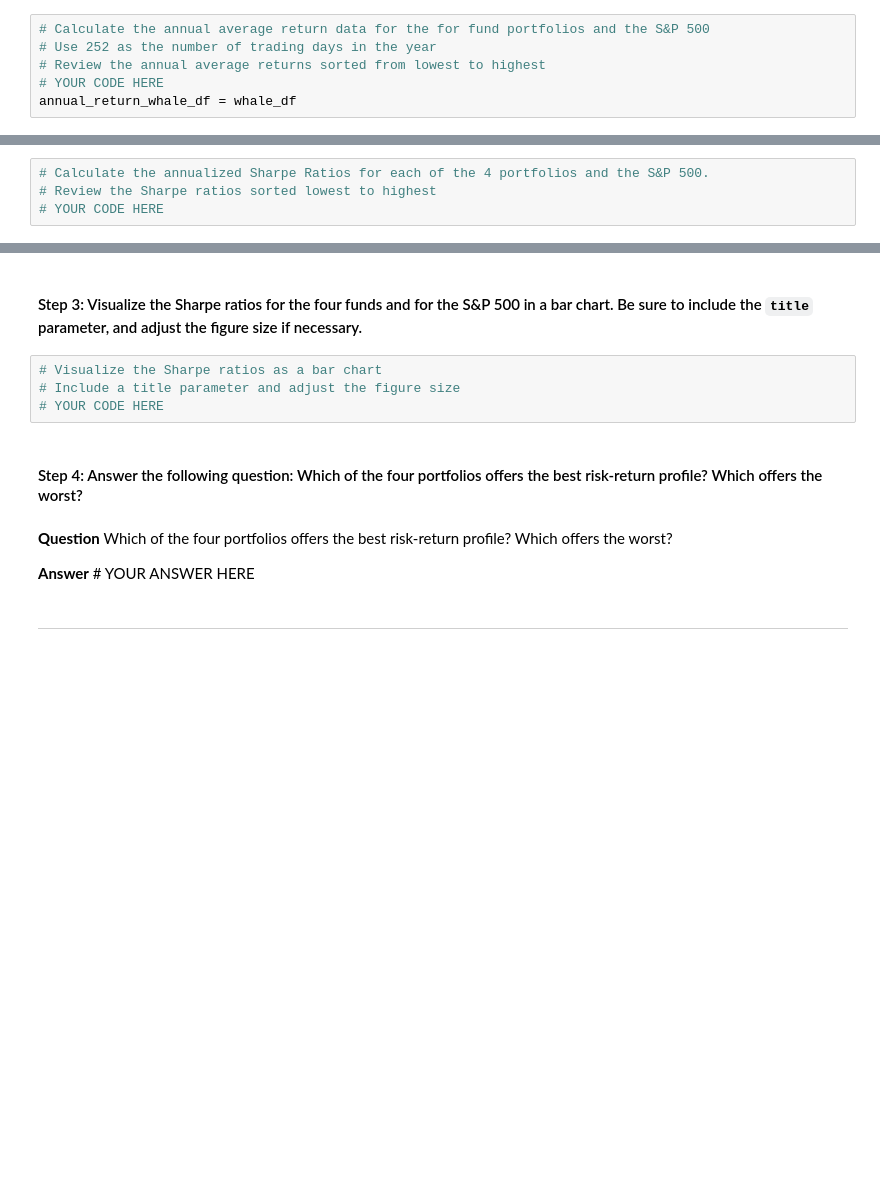
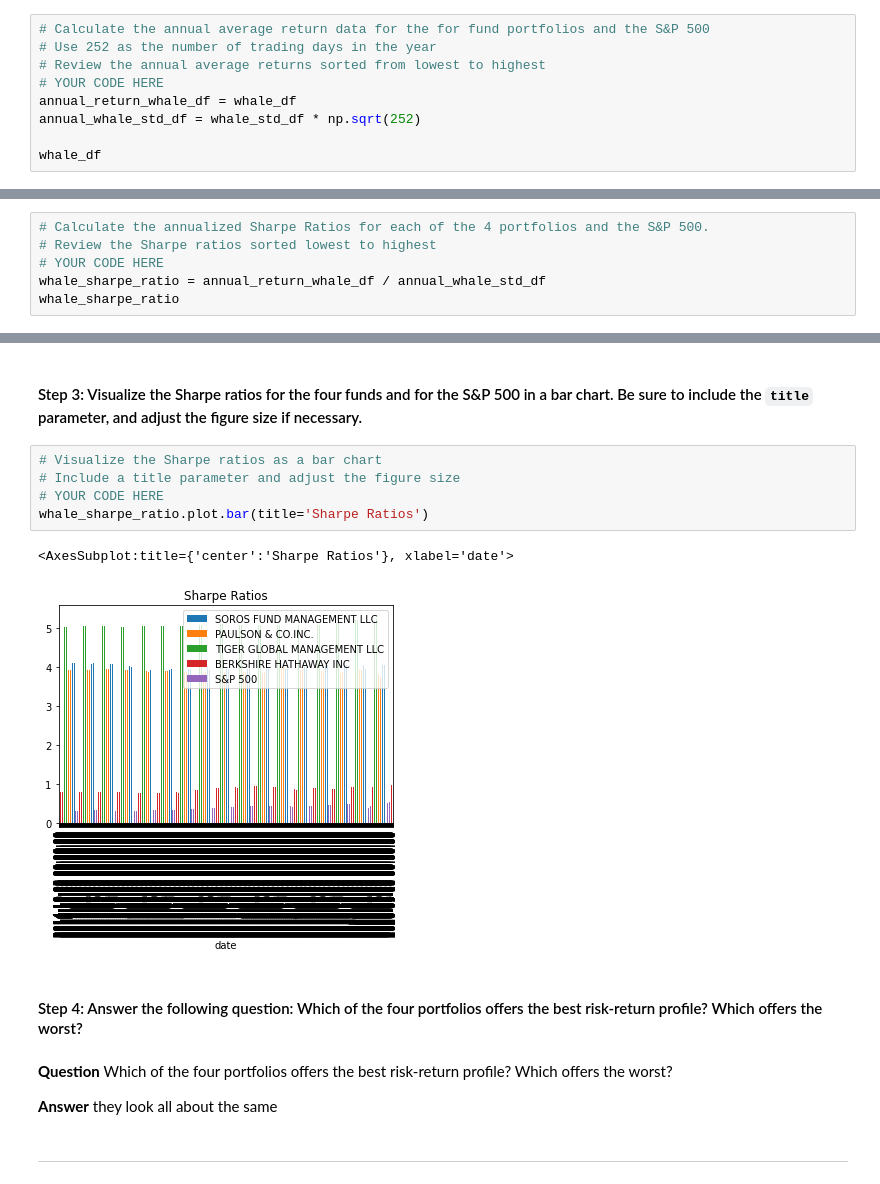
Before and after one commit to Lightboy6/mod4_final, a Jupyter notebook: risk_return_analysis.ipynb, the cells around one changed output, grey strips where cells are left out. Saved outputs shown, nothing was run; the diff lists cells and outputs as text; blank space fills up the shorter version.

```diff
--- a/risk_return_analysis.ipynb
+++ b/risk_return_analysis.ipynb
@@ -339,3 +339,6 @@ To determine the overall risk of an asset or portfolio, quantitative analysts an
 # Review the annual average returns sorted from lowest to highest
 # YOUR CODE HERE
 annual_return_whale_df = whale_df
+annual_whale_std_df = whale_std_df * np.sqrt(252)
+
+whale_df
@@ -345,3 +363,5 @@ annual_return_whale_df = whale_df
 # Calculate the annualized Sharpe Ratios for each of the 4 portfolios and the S&P 500.
 # Review the Sharpe ratios sorted lowest to highest
 # YOUR CODE HERE
+whale_sharpe_ratio = annual_return_whale_df / annual_whale_std_df
+whale_sharpe_ratio
@@ -350,13 +385,17 @@ annual_return_whale_df = whale_df
 # %%
 # Visualize the Sharpe ratios as a bar chart
 # Include a title parameter and adjust the figure size
 # YOUR CODE HERE
+whale_sharpe_ratio.plot.bar(title='Sharpe Ratios')
+# %% [output]
+<AxesSubplot:title={'center':'Sharpe Ratios'}, xlabel='date'>
+[figure, added]
 # %% [markdown]
 #### Step 4: Answer the following question: Which of the four portfolios offers the best risk-return profile? Which offers the worst?
 # %% [markdown]
 **Question** Which of the four portfolios offers the best risk-return profile? Which offers the worst?
 
-**Answer** # YOUR ANSWER HERE
+**Answer** they look all about the same
 # %% [markdown]
 ---
 # %% [markdown]
```
Also changed, not shown: parts of 21 cells of this notebook.
